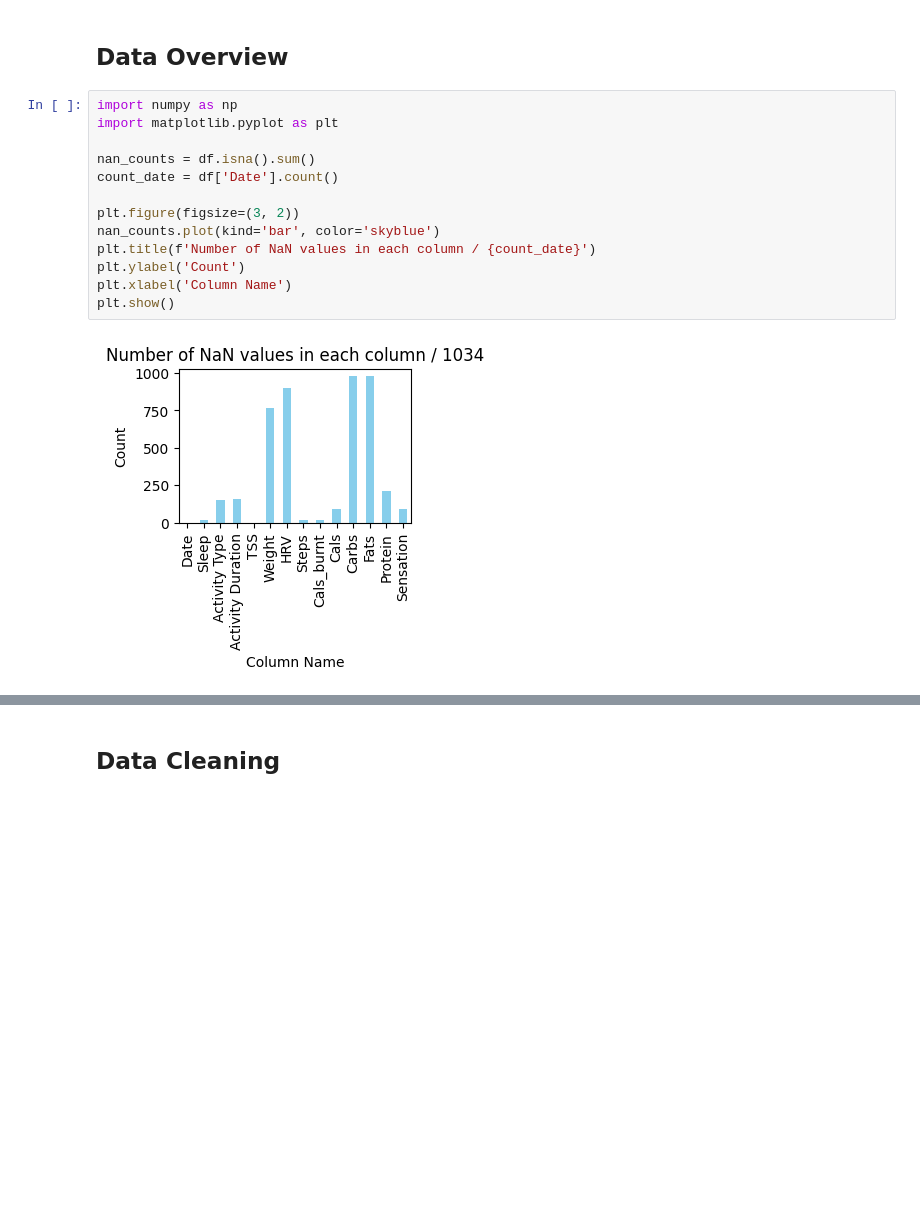
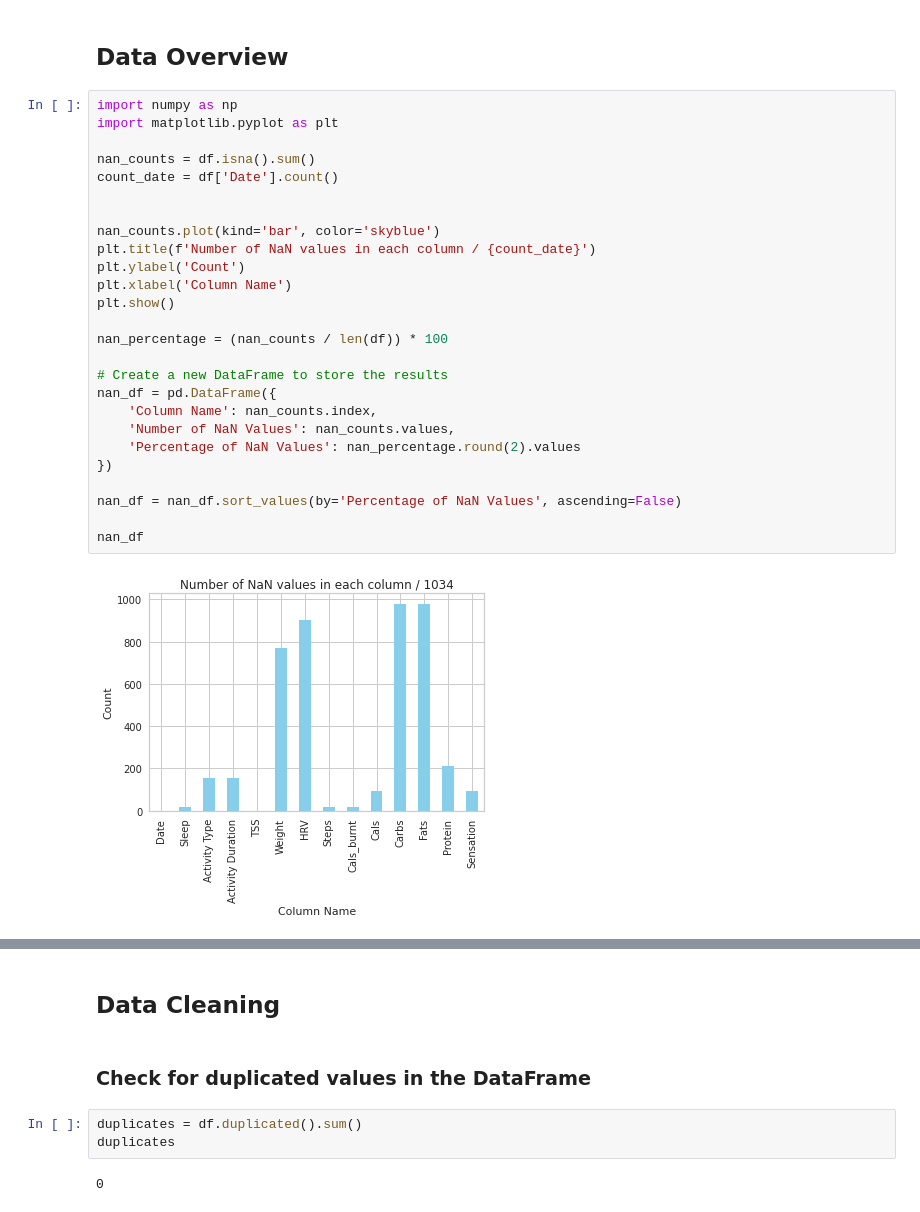
Before and after one commit to Matt89code/SampleCode, a Jupyter notebook: Calories/Peak AI Presentation.ipynb, the cells around one changed output, grey strips where cells are left out. Drawn from its saved outputs; the diff is of its cells as text; blank space fills up the shorter version.

```diff
--- a/Calories/Peak AI Presentation.ipynb
+++ b/Calories/Peak AI Presentation.ipynb
@@ -116,15 +111,28 @@ column_titles
 # %%
 import numpy as np
 import matplotlib.pyplot as plt
 
 nan_counts = df.isna().sum()
 count_date = df['Date'].count()
 
-plt.figure(figsize=(3, 2))
+
 nan_counts.plot(kind='bar', color='skyblue')
 plt.title(f'Number of NaN values in each column / {count_date}')
 plt.ylabel('Count')
 plt.xlabel('Column Name')
 plt.show()
+
+nan_percentage = (nan_counts / len(df)) * 100
+
+# Create a new DataFrame to store the results
+nan_df = pd.DataFrame({
+    'Column Name': nan_counts.index,
+    'Number of NaN Values': nan_counts.values,
+    'Percentage of NaN Values': nan_percentage.round(2).values
+})
+
+nan_df = nan_df.sort_values(by='Percentage of NaN Values', ascending=False)
+
+nan_df
 # %% [output]
-[figure, old version]
+[figure, new version]
@@ -131,2 +154,9 @@ plt.show()
 # %% [markdown]
 ## Data Cleaning
+# %% [markdown]
+### Check for duplicated values in the DataFrame
+# %%
+duplicates = df.duplicated().sum()
+duplicates
+# %% [output]
+0
```
Also changed, not shown: parts of 65 cells of this notebook, 4 other files.
